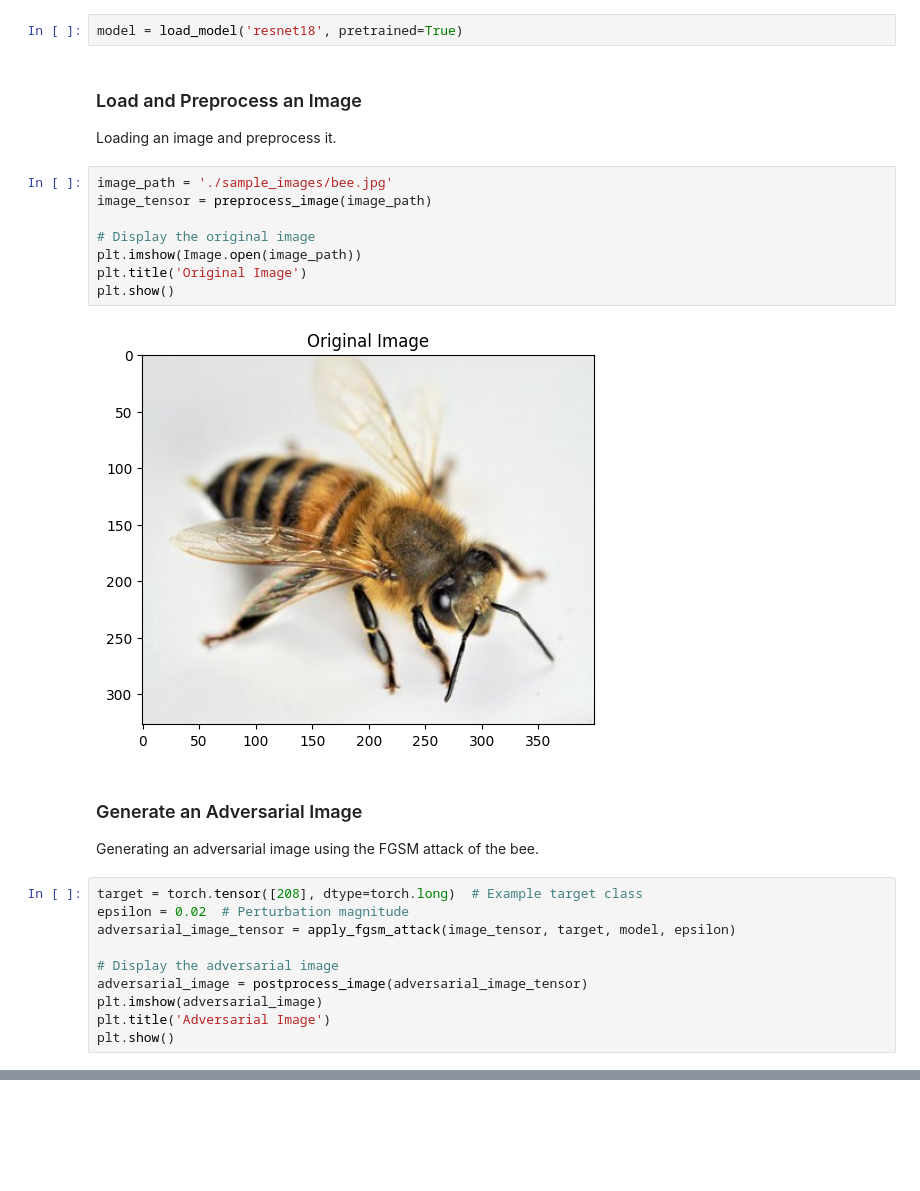
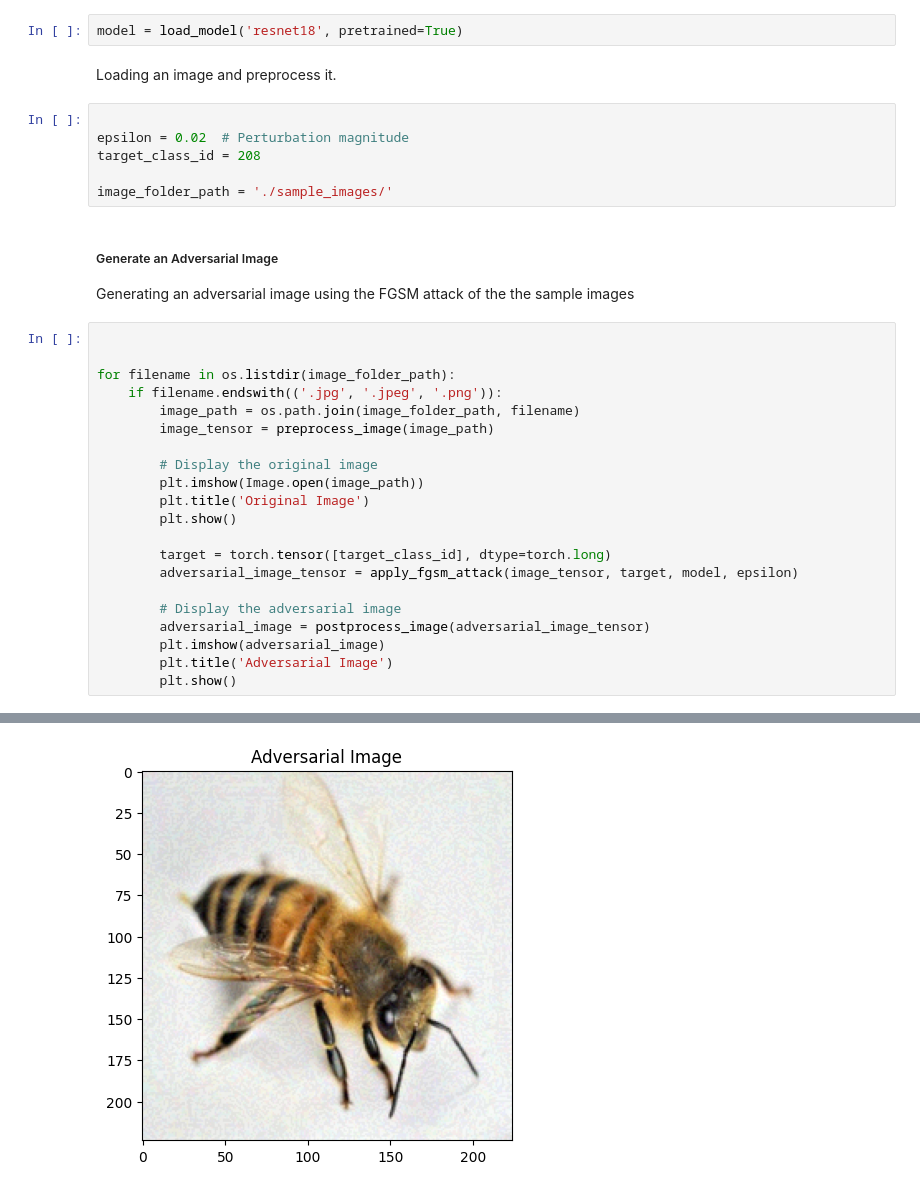
Before and after one commit to reginaofori/adversarial_noise_generator, a Jupyter notebook: examples/attacks_example.ipynb, the cells around one changed output, grey strips where cells are left out. Saved outputs shown, nothing was run; the diff lists cells and outputs as text; blank space fills up the shorter version.

Commit message:
Jupyter notebook for sample illustration

```diff
--- a/examples/attacks_example.ipynb
+++ b/examples/attacks_example.ipynb
@@ -22,31 +21,38 @@ Let's load a pre-trained ResNet model.
 # %%
 model = load_model('resnet18', pretrained=True)
 # %% [markdown]
-### Load and Preprocess an Image
+
 
 Loading an image and preprocess it.
-# %%
-image_path = './sample_images/bee.jpg'
-image_tensor = preprocess_image(image_path)
-
-# Display the original image
-plt.imshow(Image.open(image_path))
-plt.title('Original Image')
-plt.show()
-# %% [output]
-[figure, removed]
+# %%
+
+epsilon = 0.02  # Perturbation magnitude
+target_class_id = 208
+
+image_folder_path = './sample_images/'
 # %% [markdown]
-### Generate an Adversarial Image
+##### Generate an Adversarial Image
 
-Generating  an adversarial image using the FGSM attack of the bee.
+Generating  an adversarial image using the FGSM attack of the the sample images
 # %%
-target = torch.tensor([208], dtype=torch.long)  # Example target class
-epsilon = 0.02  # Perturbation magnitude
-adversarial_image_tensor = apply_fgsm_attack(image_tensor, target, model, epsilon)
 
-# Display the adversarial image
-adversarial_image = postprocess_image(adversarial_image_tensor)
-plt.imshow(adversarial_image)
-plt.title('Adversarial Image')
-plt.show()
+
+for filename in os.listdir(image_folder_path):
+    if filename.endswith(('.jpg', '.jpeg', '.png')):
+        image_path = os.path.join(image_folder_path, filename)
+        image_tensor = preprocess_image(image_path)
+
+        # Display the original image
+        plt.imshow(Image.open(image_path))
+        plt.title('Original Image')
+        plt.show()
+
+        target = torch.tensor([target_class_id], dtype=torch.long)
+        adversarial_image_tensor = apply_fgsm_attack(image_tensor, target, model, epsilon)
+
+        # Display the adversarial image
+        adversarial_image = postprocess_image(adversarial_image_tensor)
+        plt.imshow(adversarial_image)
+        plt.title('Adversarial Image')
+        plt.show()
 # %% [output]
@@ -53,0 +60 @@ plt.show()
+[figure, added]
```
Also changed, not shown: parts of 2 cells of this notebook.
